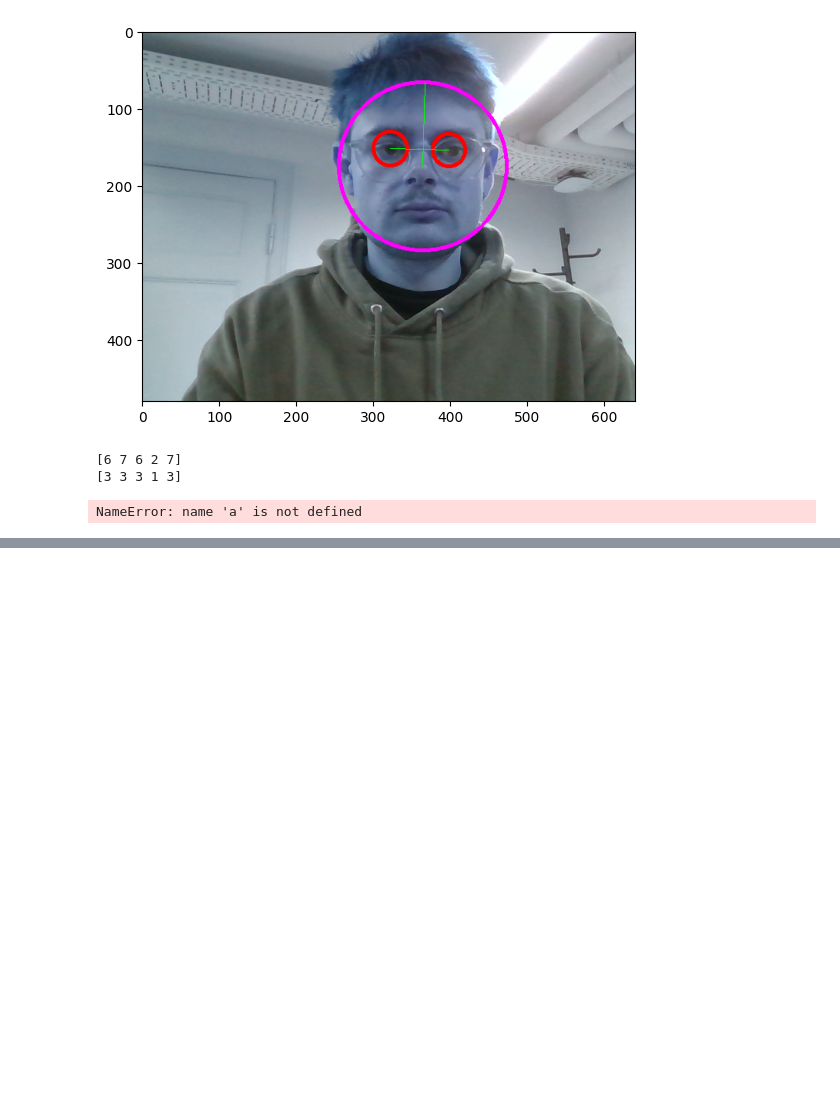
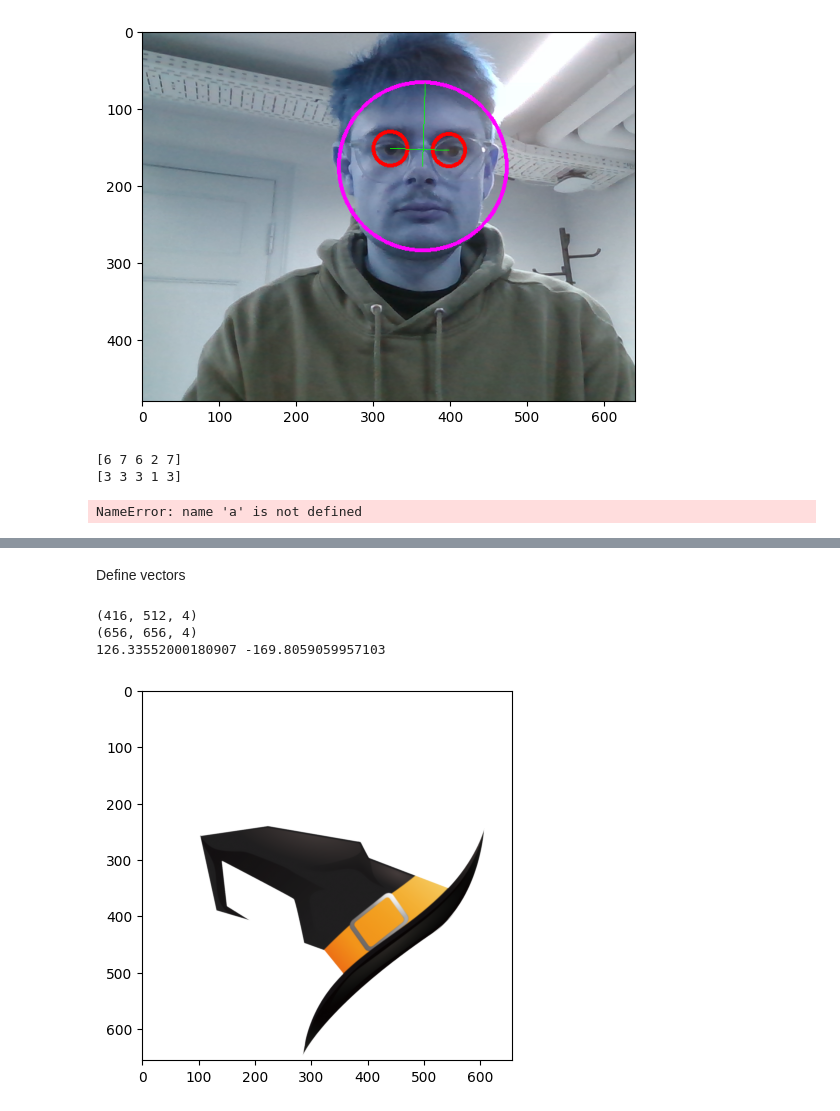
Before and after one commit to ludvikpet/02503-grind, a Jupyter notebook: max/exercises/Ex10-Viola-Jones/old_prototypes/image_overlay.ipynb, the cells around one changed output, grey strips where cells are left out. Drawn from its saved outputs; the diff is of its cells as text; code cells hidden in the pictures; blank space fills up the shorter version.

```diff
--- a/max/exercises/Ex10-Viola-Jones/old_prototypes/image_overlay.ipynb
+++ b/max/exercises/Ex10-Viola-Jones/old_prototypes/image_overlay.ipynb
@@ -274,0 +327,41 @@ NameError: name 'a' is not defined
+# %% [markdown]
+Define vectors
+# %%
+object_im, object_dims = load_png_object("/home/max/Documents/s194119/DTU_research_assistant_work/max/old_prototypes/image_props/hat_rescaled.png")
+
+theta = 45
+rot_im = rotate(object_im,theta,resize=True, center=(anchor_point[0],anchor_point[1]))
+plt.figure()
+plt.imshow(rot_im)
+
+theta_rad = np.rad2deg(theta)
+R = np.array([[np.cos(theta_rad),-np.sin(theta_rad)],[np.sin(theta_rad),np.cos(theta_rad)]])
+
+
+###all definitions in x,y
+OUR = np.array([object_im.shape[1],0])
+ODR = np.array([object_im.shape[1],object_im.shape[0]])
+ODL = np.array([0,object_im.shape[0]])
+OAnchor = np.array([object_im.shape[1]//2,object_im.shape[0]]) #
+
+
+#calculate size increase of image
+OUR_t = R@OUR #origin to upper right
+ODR_t = R@ODR #origin to lower right
+ODL_t = R@ODL #origin to lower left
+OAnchor_t = R@OAnchor
+
+print(object_im.shape)
+print(rot_im.shape)
+
+#now: we just need to know where the zero actually is located. This can in fact be done by calculating the extrema points of the new image based on the corner points of the old image
+
+if theta>0:
+    dx = np.abs(ODR_t[0])-object_im.shape[1]
+    dy = np.abs(ODL_t[1])-object_im.shape[0]
+    print(dx,dy)
+# %% [output]
+(416, 512, 4)
+(656, 656, 4)
+126.33552000180907 -169.8059059957103
+[figure, added]
```
Also changed, not shown: parts of 6 cells of this notebook, 1 other file.
